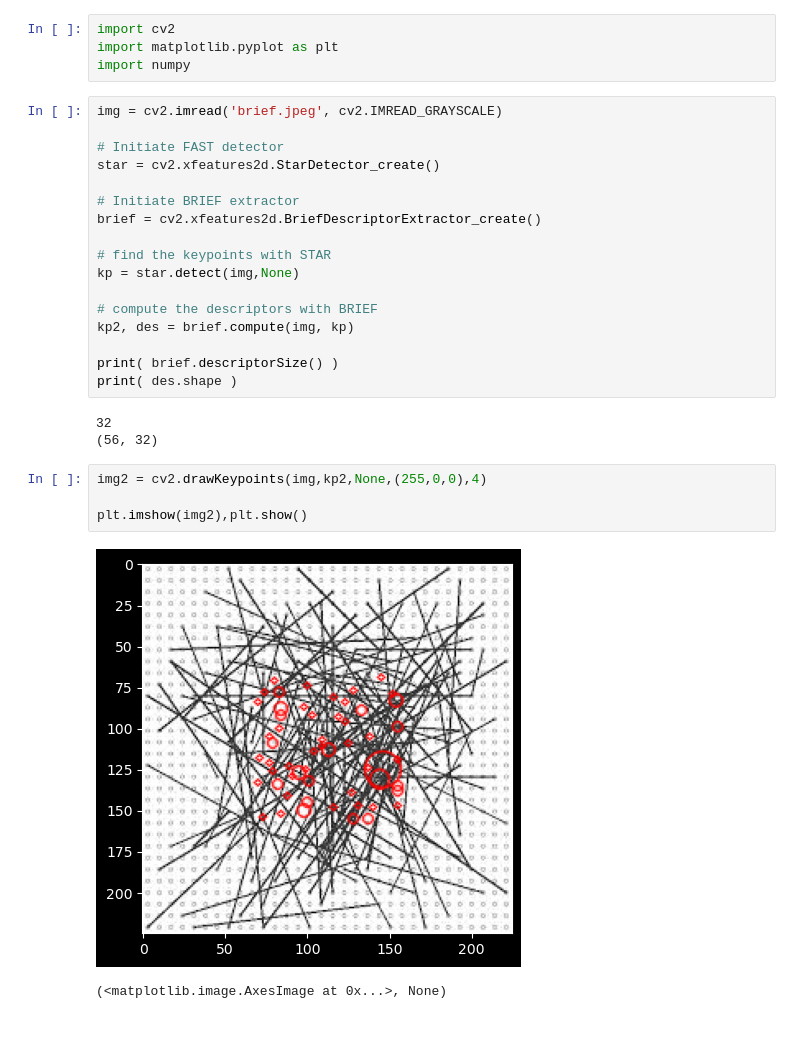
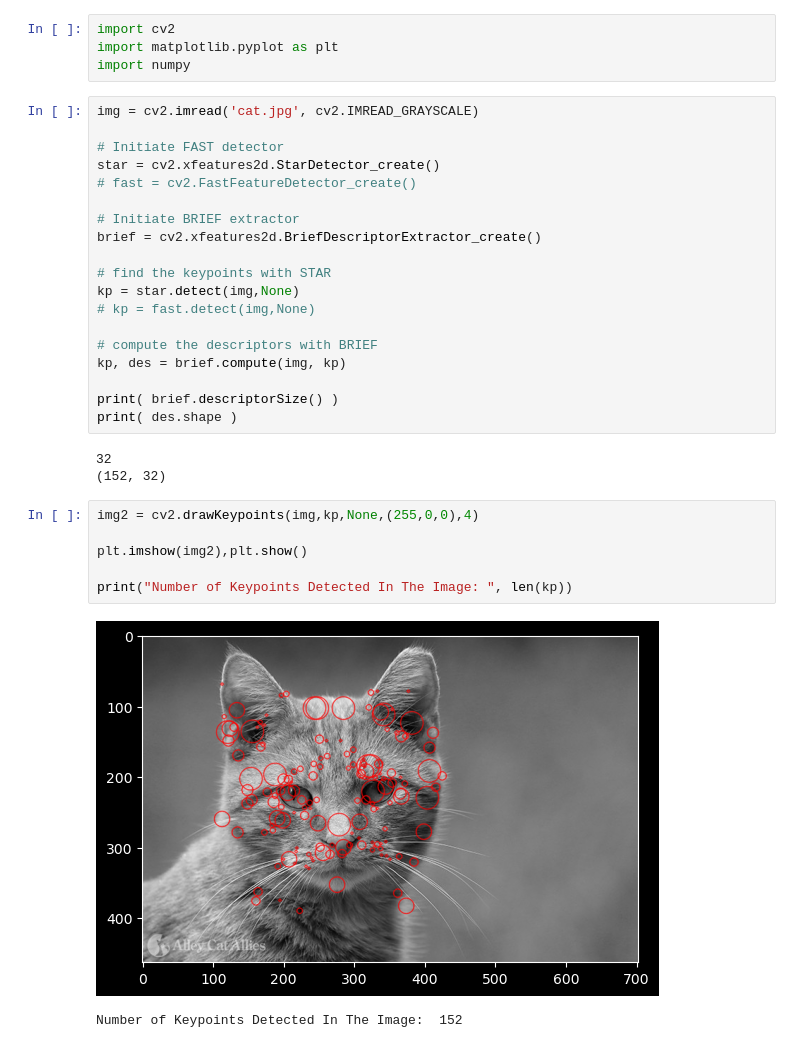
Before and after one commit to alfredwisana/computer-vision, a Jupyter notebook: Alfred/Feature Detection/brief.ipynb, the cells around one changed output. Cells and saved outputs as stored; diff of their text form.

Commit message:
BRIEF

```diff
--- a/Alfred/Feature Detection/brief.ipynb
+++ b/Alfred/Feature Detection/brief.ipynb
@@ -3,29 +3,33 @@ import cv2
 import matplotlib.pyplot as plt
 import numpy
 # %%
-img = cv2.imread('brief.jpeg', cv2.IMREAD_GRAYSCALE)
+img = cv2.imread('cat.jpg', cv2.IMREAD_GRAYSCALE)
 
 # Initiate FAST detector
 star = cv2.xfeatures2d.StarDetector_create()
+# fast = cv2.FastFeatureDetector_create()
 
 # Initiate BRIEF extractor
 brief = cv2.xfeatures2d.BriefDescriptorExtractor_create()
 
 # find the keypoints with STAR
 kp = star.detect(img,None)
+# kp = fast.detect(img,None)
 
 # compute the descriptors with BRIEF
-kp2, des = brief.compute(img, kp)
+kp, des = brief.compute(img, kp)
 
 print( brief.descriptorSize() )
 print( des.shape )
 # %% [output]
 32
-(56, 32)
+(152, 32)
 # %%
-img2 = cv2.drawKeypoints(img,kp2,None,(255,0,0),4)
+img2 = cv2.drawKeypoints(img,kp,None,(255,0,0),4)
 
 plt.imshow(img2),plt.show()
+
+print("Number of Keypoints Detected In The Image: ", len(kp))
 # %% [output]
-[figure, old version]
+[figure, new version]
-(<matplotlib.image.AxesImage at 0x...>, None)
+Number of Keypoints Detected In The Image:  152
```
Also changed, not shown: parts of 1 cell of this notebook, 8 other files.
